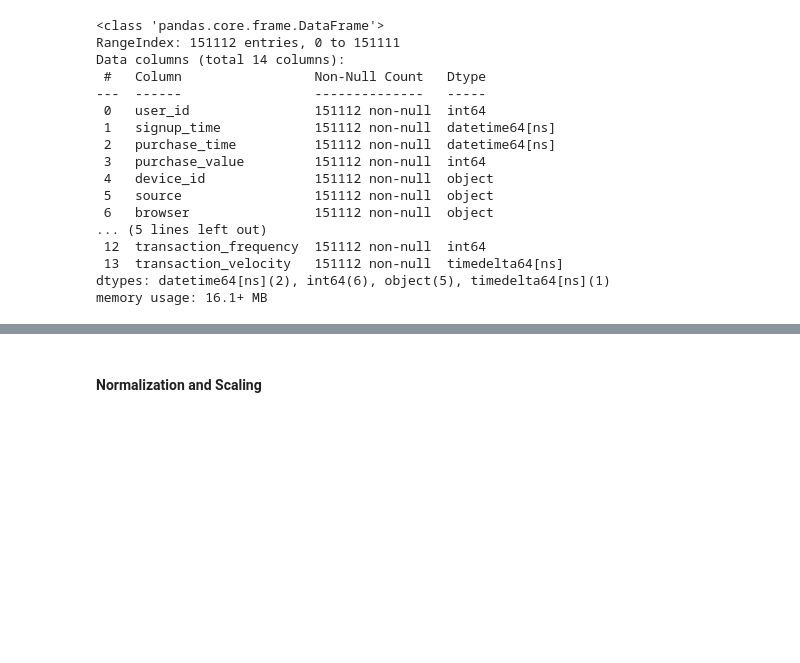
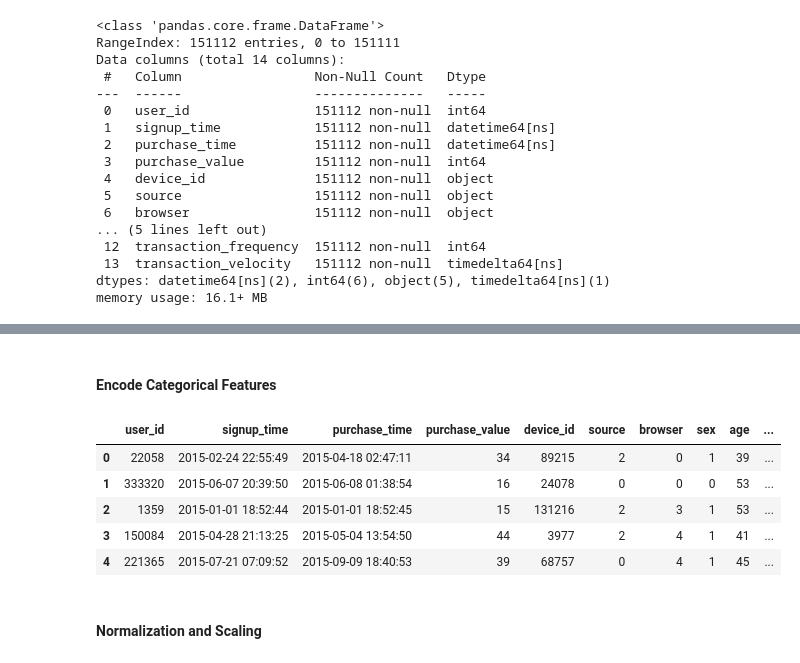
Before and after one commit to abrahamshimelis/fraud-detection, a Jupyter notebook: notebooks/data_analysis_and_preprocessing.ipynb, the cells around one changed output, grey strips where cells are left out. Saved outputs shown, nothing was run; the diff lists cells and outputs as text; code cells hidden in the pictures; blank space fills up the shorter version.

```diff
--- a/notebooks/data_analysis_and_preprocessing.ipynb
+++ b/notebooks/data_analysis_and_preprocessing.ipynb
@@ -570,3 +572,5 @@ df_fraud.head()
 | 2 | 1359 | 2015-01-01 18:52:44 | 2015-01-01 18:52:45 | 15 | YSSKYOSJHPPLJ | SEO | Opera | M | 53 | ... |
 | 3 | 150084 | 2015-04-28 21:13:25 | 2015-05-04 13:54:50 | 44 | ATGTXKYKUDUQN | SEO | Safari | M | 41 | ... |
 | 4 | 221365 | 2015-07-21 07:09:52 | 2015-09-09 18:40:53 | 39 | NAUITBZFJKHWW | Ads | Safari | M | 45 | ... |
+# %% [markdown]
+#### Encode Categorical Features
@@ -573,3 +587,12 @@ df_fraud.head()
+# %%
+df_fraud.head()
+# %% [output]
+|  | user_id | signup_time | purchase_time | purchase_value | device_id | source | browser | sex | age | ... |
+| 0 | 22058 | 2015-02-24 22:55:49 | 2015-04-18 02:47:11 | 34 | 89215 | 2 | 0 | 1 | 39 | ... |
+| 1 | 333320 | 2015-06-07 20:39:50 | 2015-06-08 01:38:54 | 16 | 24078 | 0 | 0 | 0 | 53 | ... |
+| 2 | 1359 | 2015-01-01 18:52:44 | 2015-01-01 18:52:45 | 15 | 131216 | 2 | 3 | 1 | 53 | ... |
+| 3 | 150084 | 2015-04-28 21:13:25 | 2015-05-04 13:54:50 | 44 | 3977 | 2 | 4 | 1 | 41 | ... |
+| 4 | 221365 | 2015-07-21 07:09:52 | 2015-09-09 18:40:53 | 39 | 68757 | 0 | 4 | 1 | 45 | ... |
 # %% [markdown]
 #### Normalization and Scaling
 # %%
```
Also changed, not shown: parts of 32 cells of this notebook.
